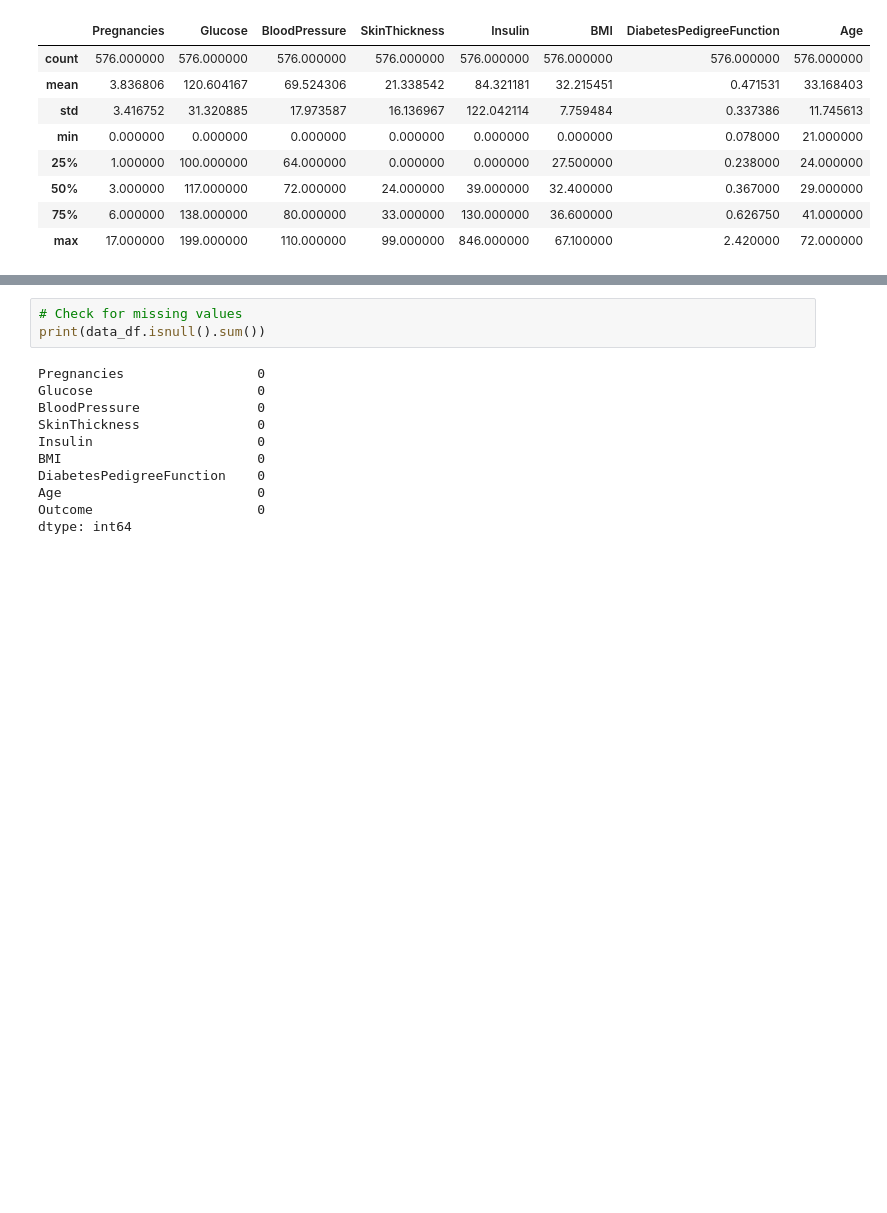
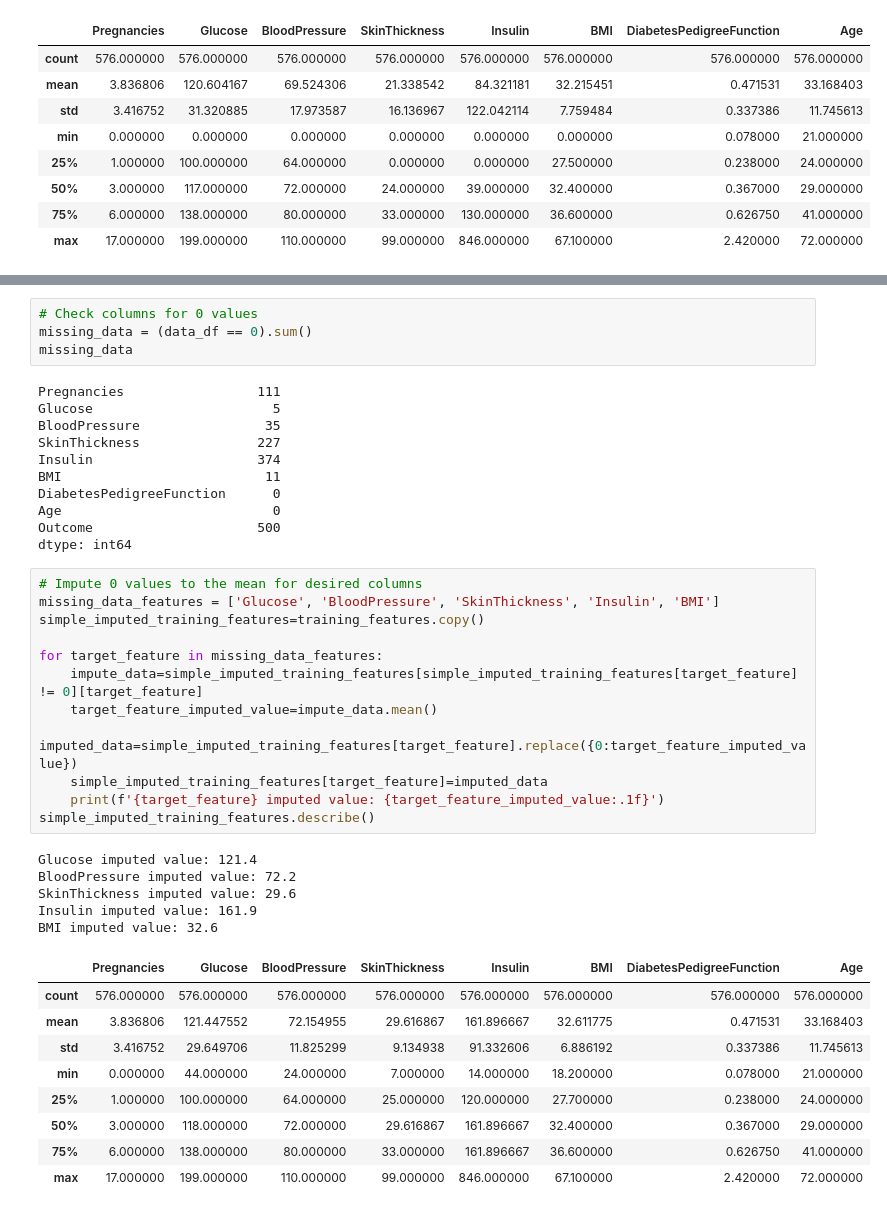
Before and after one commit to 4GeeksAcademy/helloklow-boosting-algorithms-project, a Jupyter notebook: src/explore.ipynb, the cells around one changed output, grey strips where cells are left out. Drawn from its saved outputs; the diff is of its cells as text; blank space fills up the shorter version.

```diff
--- a/src/explore.ipynb
+++ b/src/explore.ipynb
@@ -102,14 +135,42 @@ training_features.describe()
 # %%
-# Check for missing values
-print(data_df.isnull().sum())
+# Check columns for 0 values
+missing_data = (data_df == 0).sum()
+missing_data
 # %% [output]
-Pregnancies                 0
-Glucose                     0
-BloodPressure               0
-SkinThickness               0
-Insulin                     0
-BMI                         0
-DiabetesPedigreeFunction    0
-Age                         0
-Outcome                     0
+Pregnancies                 111
+Glucose                       5
+BloodPressure                35
+SkinThickness               227
+Insulin                     374
+BMI                          11
+DiabetesPedigreeFunction      0
+Age                           0
+Outcome                     500
 dtype: int64
+# %%
+# Impute 0 values to the mean for desired columns
+missing_data_features = ['Glucose', 'BloodPressure', 'SkinThickness', 'Insulin', 'BMI']
+simple_imputed_training_features=training_features.copy()
+
+for target_feature in missing_data_features:
+    impute_data=simple_imputed_training_features[simple_imputed_training_features[target_feature] != 0][target_feature]
+    target_feature_imputed_value=impute_data.mean()
+    imputed_data=simple_imputed_training_features[target_feature].replace({0:target_feature_imputed_value})
+    simple_imputed_training_features[target_feature]=imputed_data
+    print(f'{target_feature} imputed value: {target_feature_imputed_value:.1f}')
+simple_imputed_training_features.describe()
+# %% [output]
+Glucose imputed value: 121.4
+BloodPressure imputed value: 72.2
+SkinThickness imputed value: 29.6
+Insulin imputed value: 161.9
+BMI imputed value: 32.6
+|  | Pregnancies | Glucose | BloodPressure | SkinThickness | Insulin | BMI | DiabetesPedigreeFunction | Age |
+| count | 576.000000 | 576.000000 | 576.000000 | 576.000000 | 576.000000 | 576.000000 | 576.000000 | 576.000000 |
+| mean | 3.836806 | 121.447552 | 72.154955 | 29.616867 | 161.896667 | 32.611775 | 0.471531 | 33.168403 |
+| std | 3.416752 | 29.649706 | 11.825299 | 9.134938 | 91.332606 | 6.886192 | 0.337386 | 11.745613 |
+| min | 0.000000 | 44.000000 | 24.000000 | 7.000000 | 14.000000 | 18.200000 | 0.078000 | 21.000000 |
+| 25% | 1.000000 | 100.000000 | 64.000000 | 25.000000 | 120.000000 | 27.700000 | 0.238000 | 24.000000 |
+| 50% | 3.000000 | 118.000000 | 72.000000 | 29.616867 | 161.896667 | 32.400000 | 0.367000 | 29.000000 |
+| 75% | 6.000000 | 138.000000 | 80.000000 | 33.000000 | 161.896667 | 36.600000 | 0.626750 | 41.000000 |
+| max | 17.000000 | 199.000000 | 110.000000 | 99.000000 | 846.000000 | 67.100000 | 2.420000 | 72.000000 |
```
Also changed, not shown: parts of 3 cells of this notebook, 1 other file.
